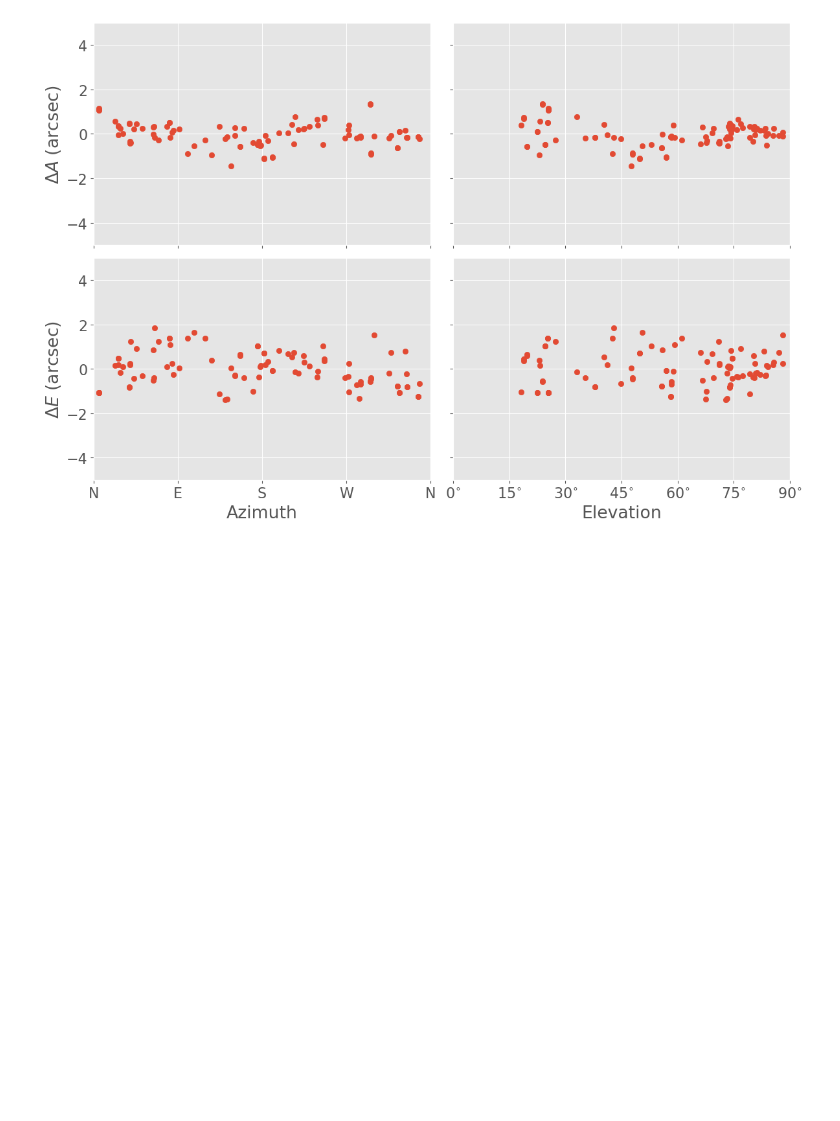
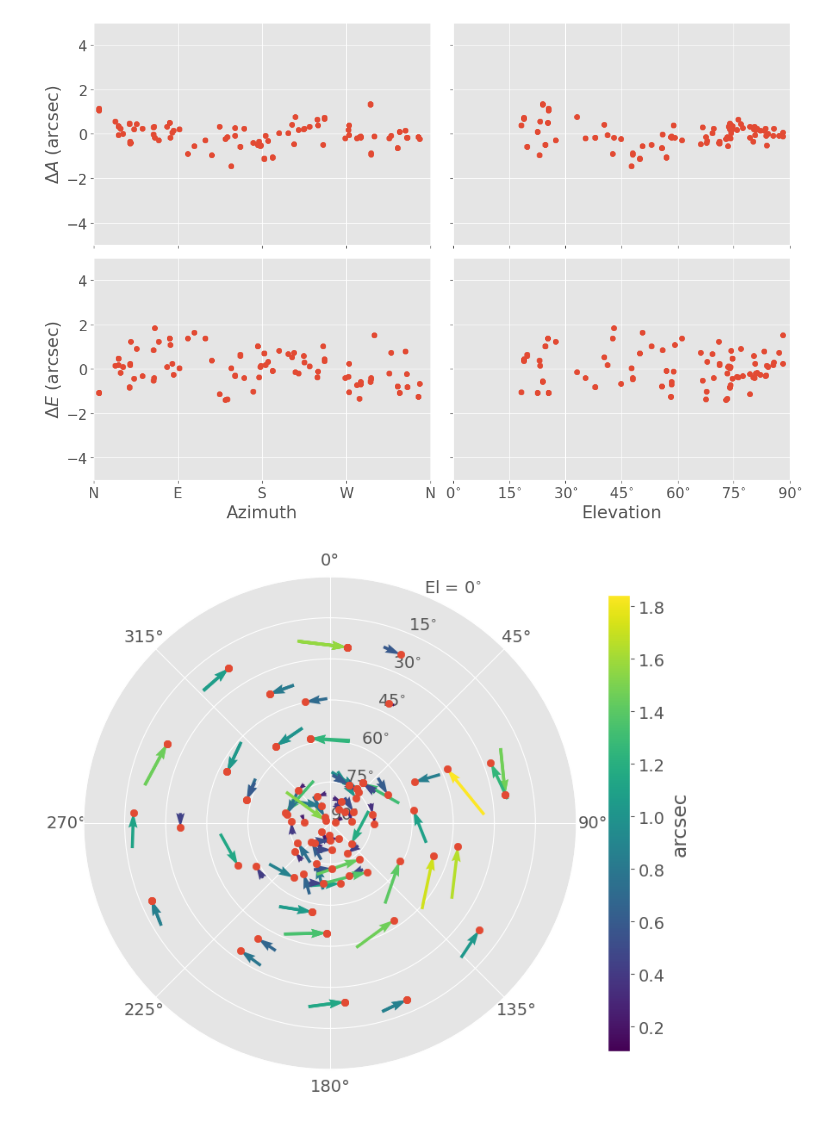
Before and after one commit to MMTObservatory/pytelpoint, a Jupyter notebook: notebooks/dev.ipynb, the cells around one changed output. Drawn from its saved outputs; the diff is of its cells as text; code cells hidden in the pictures; blank space fills up the shorter version.

```diff
--- a/notebooks/dev.ipynb
+++ b/notebooks/dev.ipynb
@@ -109,6 +123,12 @@ f.savefig("bino_azel_20250326.png")
 f.savefig("bino_azel_20250326.pdf")
 # %% [output]
 [figure]
+# %%
+f = pointing_sky(bino_ref, bino_coo)
+f.savefig("bino_sky_20250326.pdf")
+f.savefig("bino_sky_20250326.png")
+# %% [output]
+[figure, added]
 # %%
 # this is the f/5 hecto pointing run done in november 2021
 # f5_ref, f5_meas = read_raw_datfile("/home/tim/MMT/pointing_analysis/pointing_data/20211129/point.dat")
```
Also changed, not shown: parts of 3 cells of this notebook.
